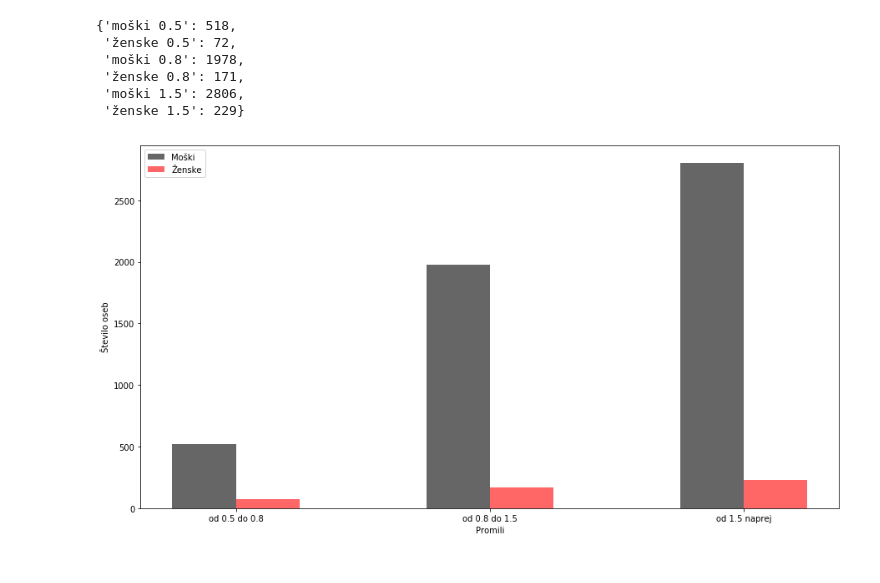
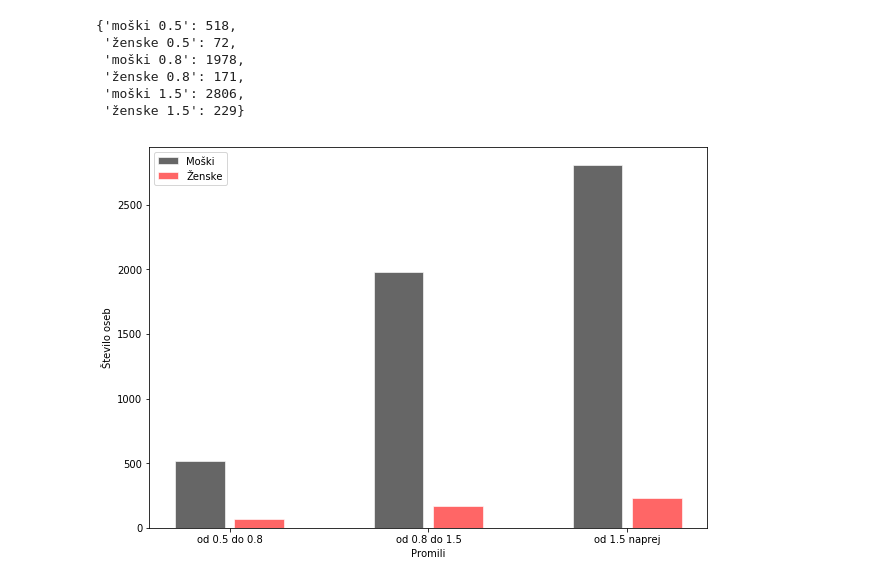
Before and after one commit to apnskv/PR19APNSKV, a Jupyter notebook: Vmesno_porocilo.ipynb, the cells around one changed output. Saved outputs shown, nothing was run; the diff lists cells and outputs as text; code cells hidden in the pictures.

```diff
--- a/Vmesno_porocilo.ipynb
+++ b/Vmesno_porocilo.ipynb
@@ -241,23 +228,23 @@ alkohol
 # %%
 barWidth = 0.25
 
 seznamM = [alkohol["moški 0.5"], alkohol["moški 0.8"], alkohol["moški 1.5"]]
 seznamZ = [alkohol["ženske 0.5"], alkohol["ženske 0.8"], alkohol["ženske 1.5"]]
 
 r1 = np.arange(len(seznamM))
-r2 = [x + barWidth for x in r1]
+r2 = [x + barWidth*1.2 for x in r1]
 
-plt.figure(figsize=(15, 8))
+plt.figure(figsize=(10, 7))
 #plt.bar(index,stevilo_pijanih, align='center',alpha=0.6,width=0.3, color=['black', 'red'])
-plt.bar(r1, seznamM, color='black', alpha=0.6, width=barWidth, label='Moški')
-plt.bar(r2, seznamZ, color='red', alpha=0.6, width=barWidth, label='Ženske')
+plt.bar(r1, seznamM, color='black', alpha=0.6, width=barWidth, edgecolor="white",label='Moški')
+plt.bar(r2, seznamZ, color='red', alpha=0.6, width=barWidth, edgecolor="white",label='Ženske')
 #plt.bar(r3, seznam15, color=['lightblue', 'orange'], width=barWidth, label='od 1.5 promila navzgor')
 #plt.xticks(index, promili_spol)
 plt.ylabel('Število oseb')
 plt.xlabel('Promili')
-plt.xticks([r + barWidth/2 for r in range(len(seznamM))], ['od 0.5 do 0.8', 'od 0.8 do 1.5', 'od 1.5 naprej'])
+plt.xticks([r + barWidth*1.2/2 for r in range(len(seznamM))], ['od 0.5 do 0.8', 'od 0.8 do 1.5', 'od 1.5 naprej'])
 plt.legend(loc=2)
 
 plt.show()
 # %% [output]
-[figure, old version]
+[figure, new version]
```
Also changed, not shown: parts of 2 cells of this notebook.
